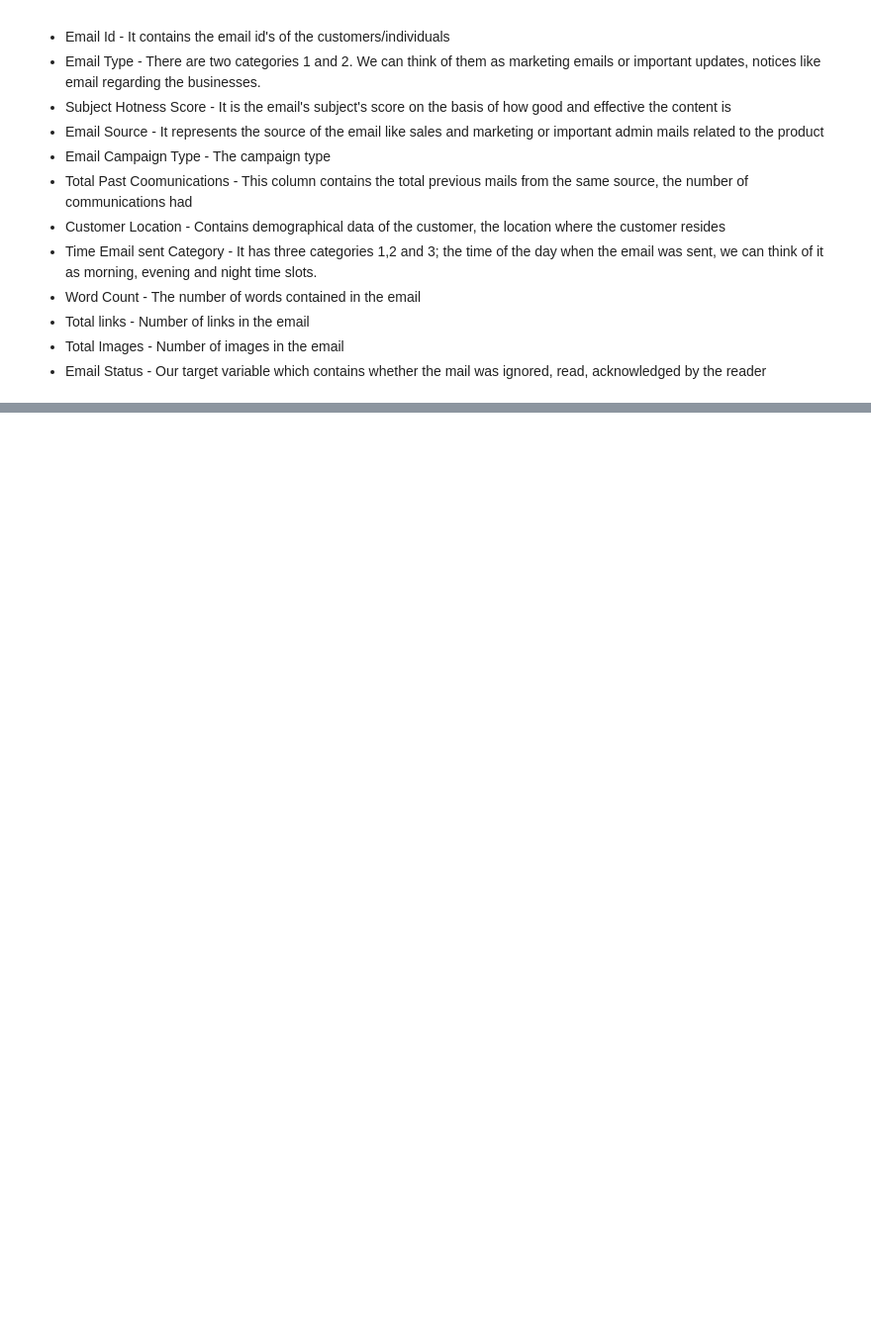
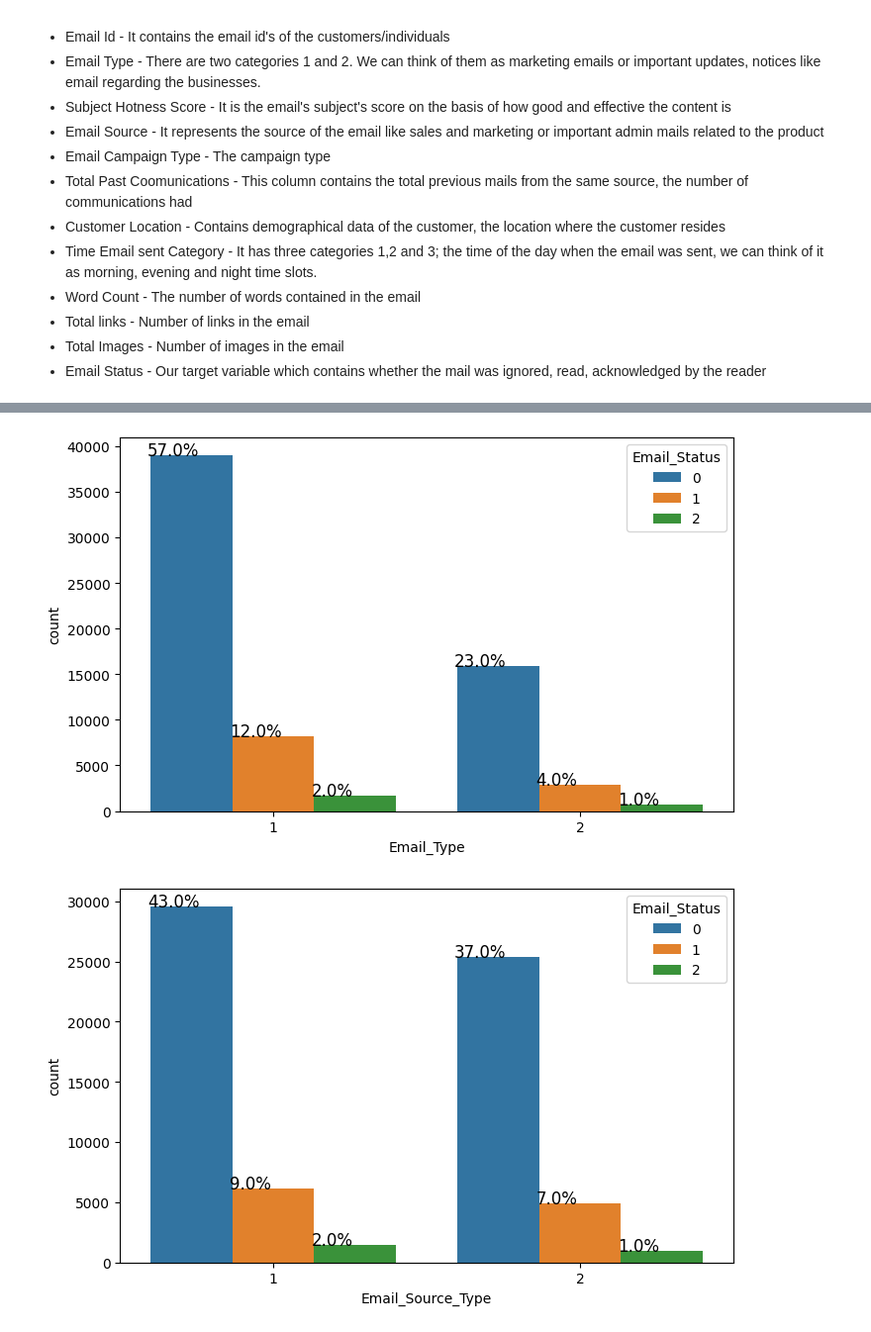
Before and after one commit to vithika-karan/Email-Campaign-Effectiveness-Prediction, a Jupyter notebook: Email_Campaign_Effectiveness_Prediction_Vithika_Karan.ipynb, the cells around one changed output, grey strips where cells are left out. Shown at 99% size. Saved outputs shown, nothing was run; the diff lists cells and outputs as text; code cells hidden in the pictures; blank space fills up the shorter version.

```diff
--- a/Email_Campaign_Effectiveness_Prediction_Vithika_Karan.ipynb
+++ b/Email_Campaign_Effectiveness_Prediction_Vithika_Karan.ipynb
@@ -93,0 +154,3 @@ Our features:
+# %%
+#filling up the Total Images Column
+df_orig['Total_Images'].fillna(df_orig['Total_Images'].mode()[0], inplace = True)
@@ -93,0 +173,20 @@ Our features:
+# %%
+#starting with categorical variables
+categorical_variables = ['Email_Type','Email_Source_Type','Customer_Location','Email_Campaign_Type','Time_Email_sent_Category']
+Target_var = ['Email_Status']
+
+for i,value in enumerate(categorical_variables):
+  ax = sns.countplot(x=df_orig[value], hue=df_orig[Target_var[0]])
+  totals = []
+  for i in ax.patches:
+      totals.append(i.get_height())
+
+  total = sum(totals)
+
+  for i in ax.patches:
+      ax.text(i.get_x() - .01, i.get_height() + .5, \
+            str(round((i.get_height()/total)*100, 0))+'%', fontsize=12)
+  plt.show()
+# %% [output]
+[figure, added]
+[figure, added]
```
Also changed, not shown: parts of 24 cells of this notebook.
